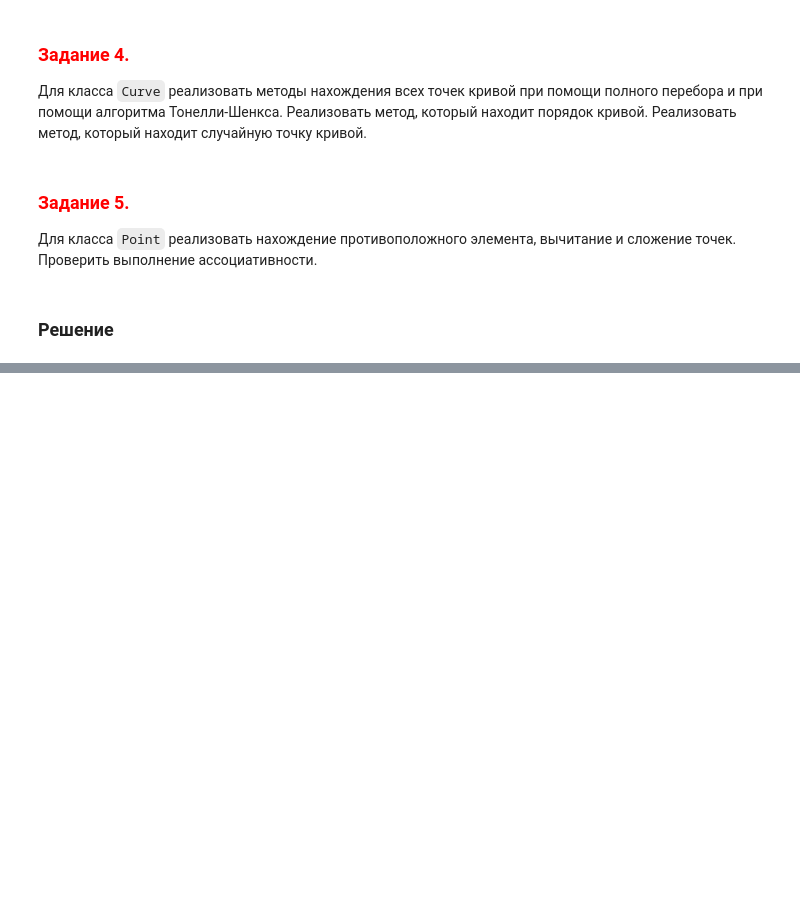
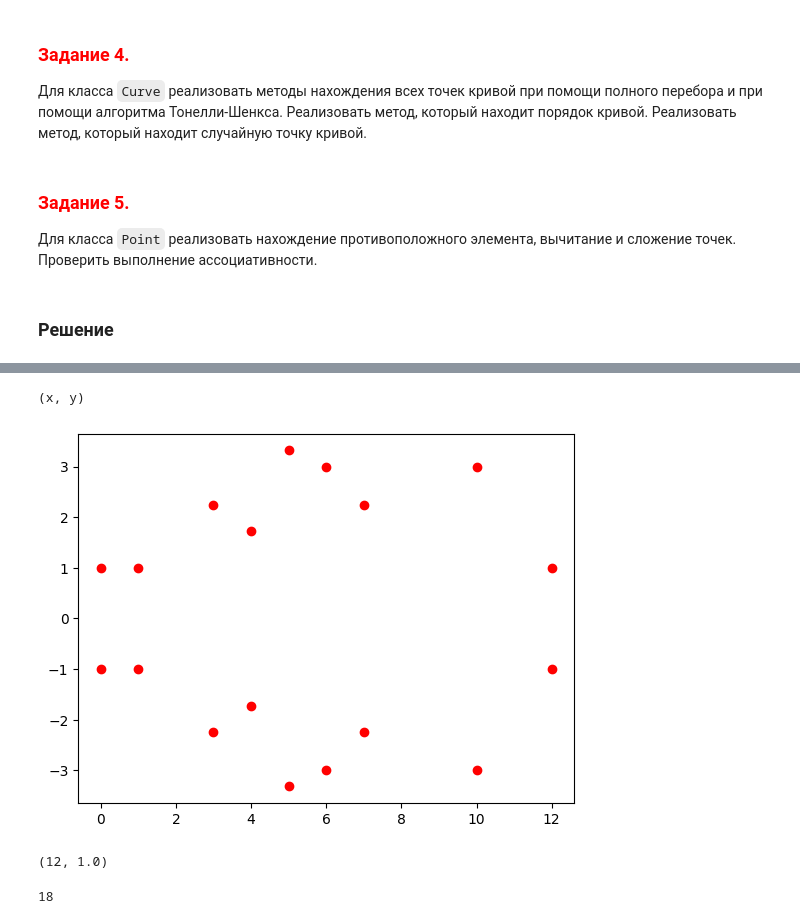
Before and after one commit to anshpak/crypto, a Jupyter notebook: Shpak2Lb03.ipynb, the cells around one changed output, grey strips where cells are left out. Cells and saved outputs as stored; diff of their text form; code cells hidden in the pictures; blank space fills up the shorter version.

```diff
--- a/Shpak2Lb03.ipynb
+++ b/Shpak2Lb03.ipynb
@@ -62,6 +65,34 @@ class Curve:
 
     def getMod(self):
         return self.__p
+
+    def getPoints(self):
+        points = []
+        for x in range(self.__p):
+            a = x ** 3 + self.__a * x + self.__b
+            if not Jacobi(a, self.__p) == 1:
+                continue
+            y = Shanks(a, self.__p)
+            temp_point1 = Point(x, math.sqrt(y))
+            temp_point2 = Point(x, -math.sqrt(y))
+            points += [temp_point1, temp_point2]
+        return points
+
+    def getRandomPoint(self):
+        x = random.randint(0, self.__p)
+        a = x ** 3 + self.__a * x + self.__b
+        points = []
+        while not Jacobi(a, self.__p) == 1:
+            x = random.randint(0, self.__p)
+            a = x ** 3 + self.__a * x + self.__b
+        y = Shanks(a, self.__p)
+        temp_point1 = Point(x, math.sqrt(y))
+        temp_point2 = Point(x, -math.sqrt(y))
+        points += [temp_point1, temp_point2]
+        return points[random.randint(0, 1)]
+
+    def getOrder(self):
+        return len(self.getPoints())
 # %%
 class Point():
     """docstring"""
@@ -78,4 +166,12 @@ class Point():
 # %%
-curve1 = Curve(1,2,3)
+curve1 = Curve(-1, 1, 13)
 # %%
 point1 = Point(1, 3)
+# %%
+pts = curve1.getPoints()
+# %%
+for pt in pts:
+    print(pt)
+
+X = [pt.getX() for pt in pts]
+Y = [pt.getY() for pt in pts]
@@ -81,0 +197,14 @@ point1 = Point(1, 3)
+# %%
+plt.plot(X, Y, 'ro')
+smp.var('x y')
+# %% [output]
+(x, y)
+[figure, added]
+# %%
+curve1.getRandomPoint()
+# %% [output]
+(12, 1.0)
+# %%
+curve1.getOrder()
+# %% [output]
+18
```
Also changed, not shown: parts of 7 cells of this notebook.
